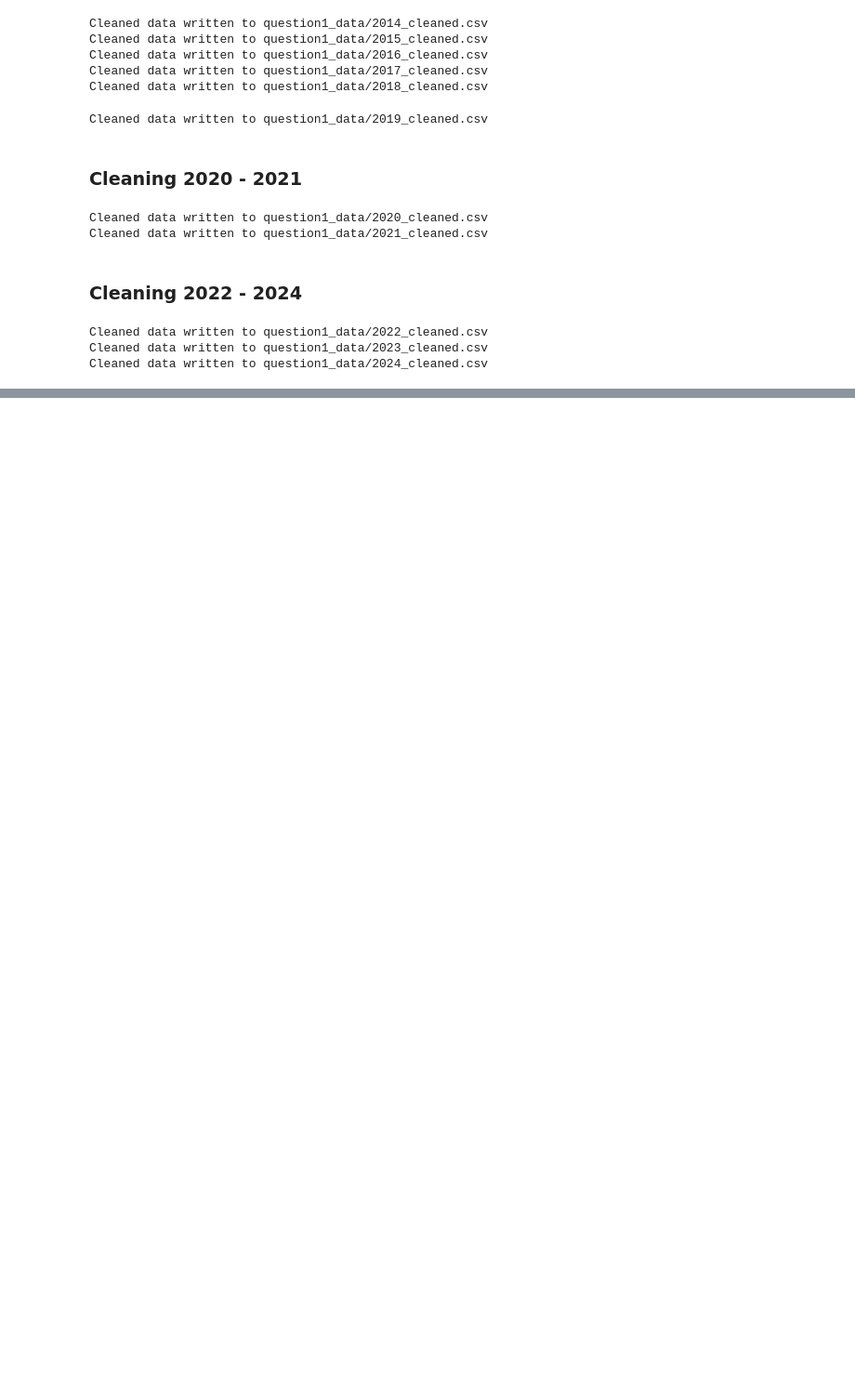
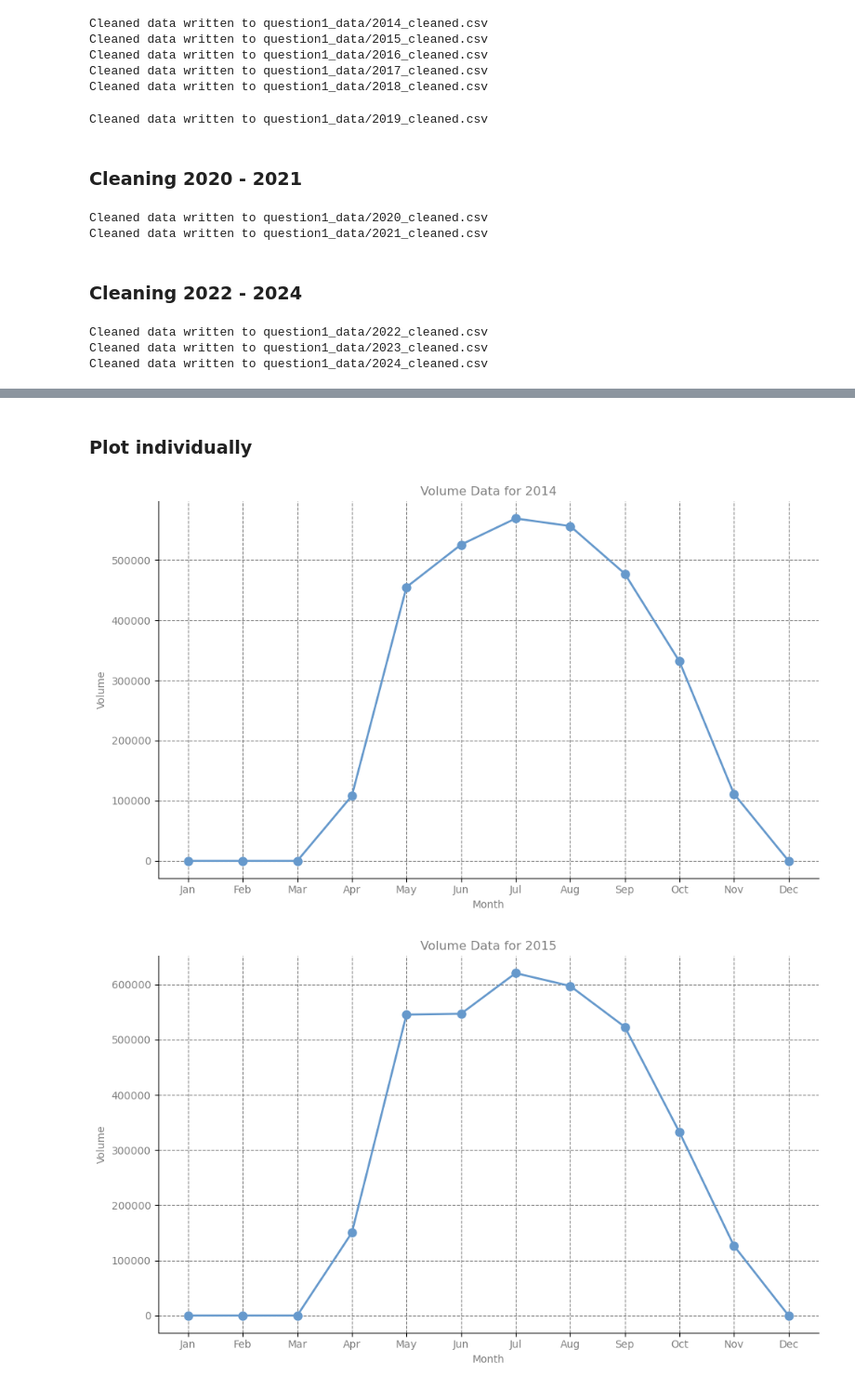
Before and after one commit to soroushamdg/bixi, a Jupyter notebook: question1.ipynb, the cells around one changed output, grey strips where cells are left out. Shown at 93% size. Cells and saved outputs as stored; diff of their text form; code cells hidden in the pictures; blank space fills up the shorter version.

Commit message:
plot and visualization functions

```diff
--- a/question1.ipynb
+++ b/question1.ipynb
@@ -148,0 +151,80 @@ Cleaned data written to question1_data/2024_cleaned.csv
+# %% [markdown]
+### Plot individually
+# %%
+# Define the directory containing the files
+directory = "question1_data/"
+
+# List to hold DataFrames
+dfs = []
+
+# Read all CSV files from the directory
+for file_name in os.listdir(directory):
+    if file_name.endswith('.csv'):
+        file_path = os.path.join(directory, file_name)
+        # Extract year from the file name
+        year = file_name.split('_')[0]
+        # Read CSV file
+        df = pd.read_csv(file_path)
+        # Rename columns
+        df.rename(columns={'Month': 'month', 'Volume': 'volume'}, inplace=True)
+        df['Year'] = year  # Add a column for the year
+        dfs.append(df)
+
+# Concatenate all DataFrames into one
+data = pd.concat(dfs, ignore_index=True)
+
+# Convert month column to string
+data['month'] = data['month'].apply(lambda x: pd.Timestamp(f'{int(x)}/1/2020').strftime('%b'))
+
+# Define color and style
+line_color = "#6699CC"
+axis_color = "grey"
+
+def plotYearlyDataFor(year):
+    """Plot the volume data for a specific year."""
+    # Create a DataFrame for the year with all months
+    all_months = pd.DataFrame({'month': ['Jan', 'Feb', 'Mar', 'Apr', 'May', 'Jun',
+                                         'Jul', 'Aug', 'Sep', 'Oct', 'Nov', 'Dec']})
+    all_months['Year'] = year
+
+    # Merge with the actual data for the year
+    df_year = pd.merge(all_months, data[data['Year'] == year], on=['month', 'Year'], how='left')
+
+    # Fill missing values with 0 (or NaN if preferred)
+    df_year['volume'] = df_year['volume'].fillna(0)
+
+    # Ensure months are sorted
+    df_year['month'] = pd.Categorical(df_year['month'], categories=['Jan', 'Feb', 'Mar', 'Apr', 'May', 'Jun',
+                                                                     'Jul', 'Aug', 'Sep', 'Oct', 'Nov', 'Dec'],
+                                      ordered=True)
+    df_year = df_year.sort_values('month')
+
+    # Create a plot
+    plt.figure(figsize=(10, 6))
+
+    # Plot line and markers
+    plt.plot(df_year['month'], df_year['volume'], color=line_color, marker='o', linestyle='-', linewidth=2, markersize=8)
+
+    # Customize axis
+    plt.xlabel('Month', color=axis_color)
+    plt.ylabel('Volume', color=axis_color)
+    plt.xticks(color=axis_color, rotation=0)  # Set x-axis text to horizontal
+    plt.yticks(color=axis_color)
+    plt.grid(True, linestyle='--', color=axis_color)
+
+    # Remove chart borders
+    plt.gca().spines['top'].set_visible(False)
+    plt.gca().spines['right'].set_visible(False)
+
+    # Title and show plot
+    plt.title(f'Volume Data for {year}', color=axis_color)
+    plt.tight_layout()
+    plt.show()
+
+# Plot data for each year in order
+years = sorted(data['Year'].unique())
+for year in years:
+    plotYearlyDataFor(year)
+# %% [output]
+[figure, added]
+[figure, added]
```
Also changed, not shown: parts of 4 cells of this notebook, 1 other file.
